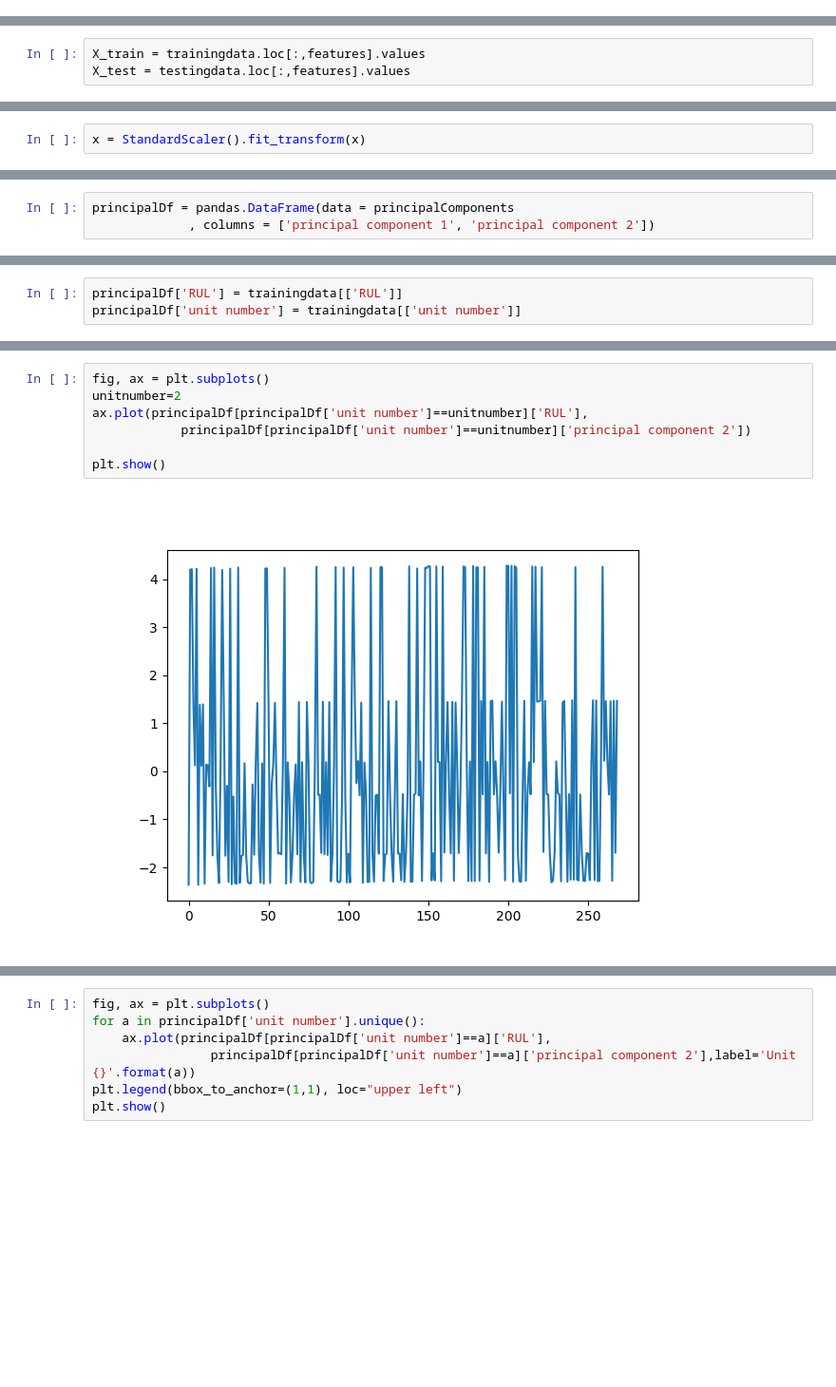
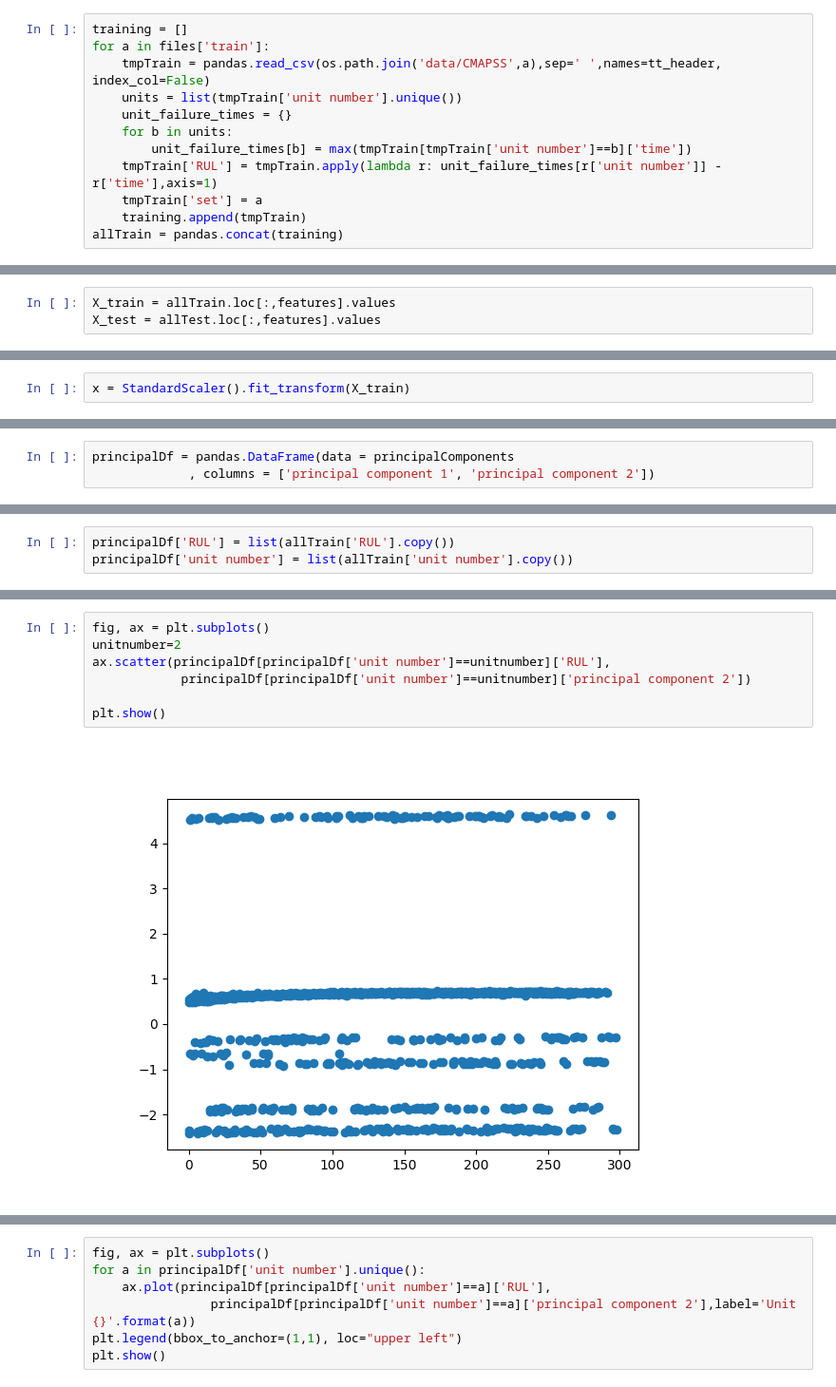
Before and after one commit to jonititan/PythonExamples, a Jupyter notebook: content/Prognostics.ipynb, the cells around one changed output, grey strips where cells are left out. Shown at 95% size. Saved outputs shown, nothing was run; the diff lists cells and outputs as text; blank space fills up the shorter version.

```diff
--- a/content/Prognostics.ipynb
+++ b/content/Prognostics.ipynb
@@ -85,3 +102,15 @@ tt_header = ['unit number',
 trainingdata = pandas.read_csv(os.path.join('data/CMAPSS',files['train'][0]),sep=' ',names=tt_header, index_col=False)
 testingdata = pandas.read_csv(os.path.join('data/CMAPSS',files['test'][0]),sep=' ',names=tt_header, index_col=False)
 testrul = pandas.read_csv(os.path.join('data/CMAPSS',files['RUL'][0]),sep=' ',names=['RUL'],index_col=False)
+# %%
+training = []
+for a in files['train']:
+    tmpTrain = pandas.read_csv(os.path.join('data/CMAPSS',a),sep=' ',names=tt_header, index_col=False)
+    units = list(tmpTrain['unit number'].unique())
+    unit_failure_times = {}
+    for b in units:
+        unit_failure_times[b] = max(tmpTrain[tmpTrain['unit number']==b]['time'])
+    tmpTrain['RUL'] = tmpTrain.apply(lambda r: unit_failure_times[r['unit number']] - r['time'],axis=1)
+    tmpTrain['set'] = a
+    training.append(tmpTrain)
+allTrain = pandas.concat(training)
@@ -221,6 +307,6 @@ from sklearn.decomposition import PCA
 # %%
 features = tt_header[2:]
 # %%
-X_train = trainingdata.loc[:,features].values
-X_test = testingdata.loc[:,features].values
+X_train = allTrain.loc[:,features].values
+X_test = allTest.loc[:,features].values
 # %%
@@ -245,7 +331,7 @@ array([91.00381805, 88.88621084])
 # %%
 from sklearn.preprocessing import StandardScaler
 # %%
-x = StandardScaler().fit_transform(x)
+x = StandardScaler().fit_transform(X_train)
 # %%
 
 
@@ -277,3 +363,3 @@ principalDf.head(5)
 # %%
-principalDf['RUL'] = trainingdata[['RUL']]
-principalDf['unit number'] = trainingdata[['unit number']]
+principalDf['RUL'] = list(allTrain['RUL'].copy())
+principalDf['unit number'] = list(allTrain['unit number'].copy())
@@ -280,12 +375,12 @@ principalDf['unit number'] = trainingdata[['unit number']]
 # %%
 fig, ax = plt.subplots()
 unitnumber=2
-ax.plot(principalDf[principalDf['unit number']==unitnumber]['RUL'],
+ax.scatter(principalDf[principalDf['unit number']==unitnumber]['RUL'],
             principalDf[principalDf['unit number']==unitnumber]['principal component 2'])
 
 plt.show()
 # %% [output]
-[figure, old version]
+[figure, new version]
 # %%
 fig, ax = plt.subplots()
 for a in principalDf['unit number'].unique():
```
Also changed, not shown: parts of 16 cells of this notebook, 1 other file.
